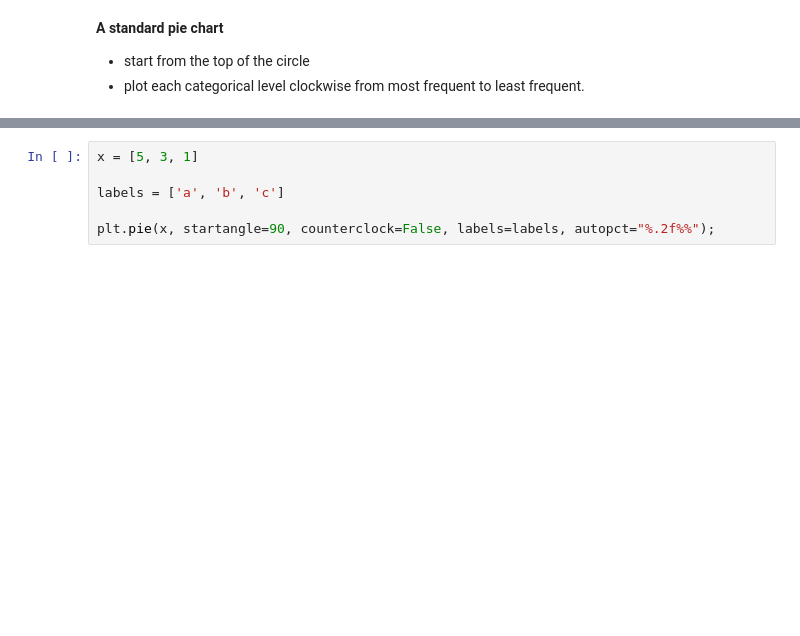
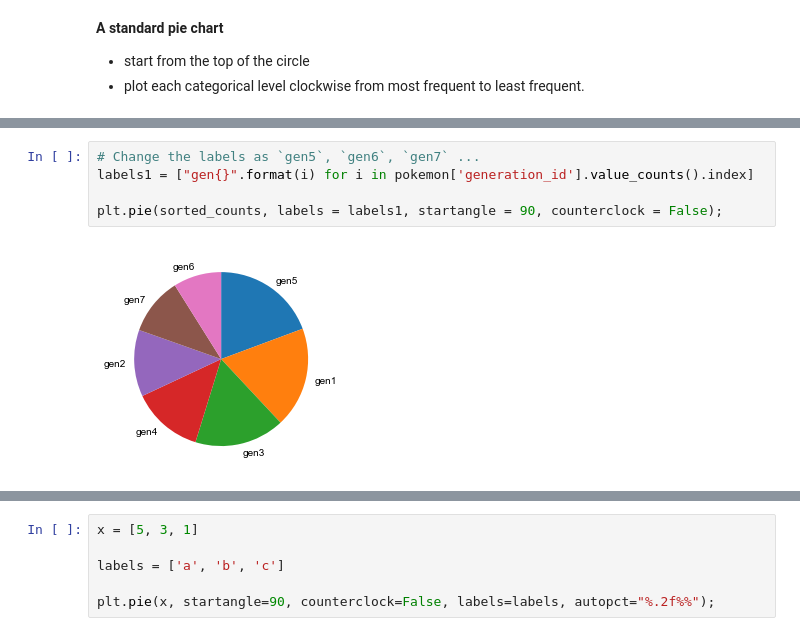
Before and after one commit to Alex-YuZ/Data-Visualization, a Jupyter notebook: Data_Visualization.ipynb, the cells around one changed output, grey strips where cells are left out. Saved outputs shown, nothing was run; the diff lists cells and outputs as text; blank space fills up the shorter version.

```diff
--- a/Data_Visualization.ipynb
+++ b/Data_Visualization.ipynb
@@ -497,0 +511,7 @@ plt.xticks(rotation=90)
+# %%
+# Change the labels as `gen5`, `gen6`, `gen7` ...
+labels1 = ["gen{}".format(i) for i in pokemon['generation_id'].value_counts().index]
+
+plt.pie(sorted_counts, labels = labels1, startangle = 90, counterclock = False);
+# %% [output]
+[figure, added]
```
Also changed, not shown: parts of 3 cells of this notebook.
